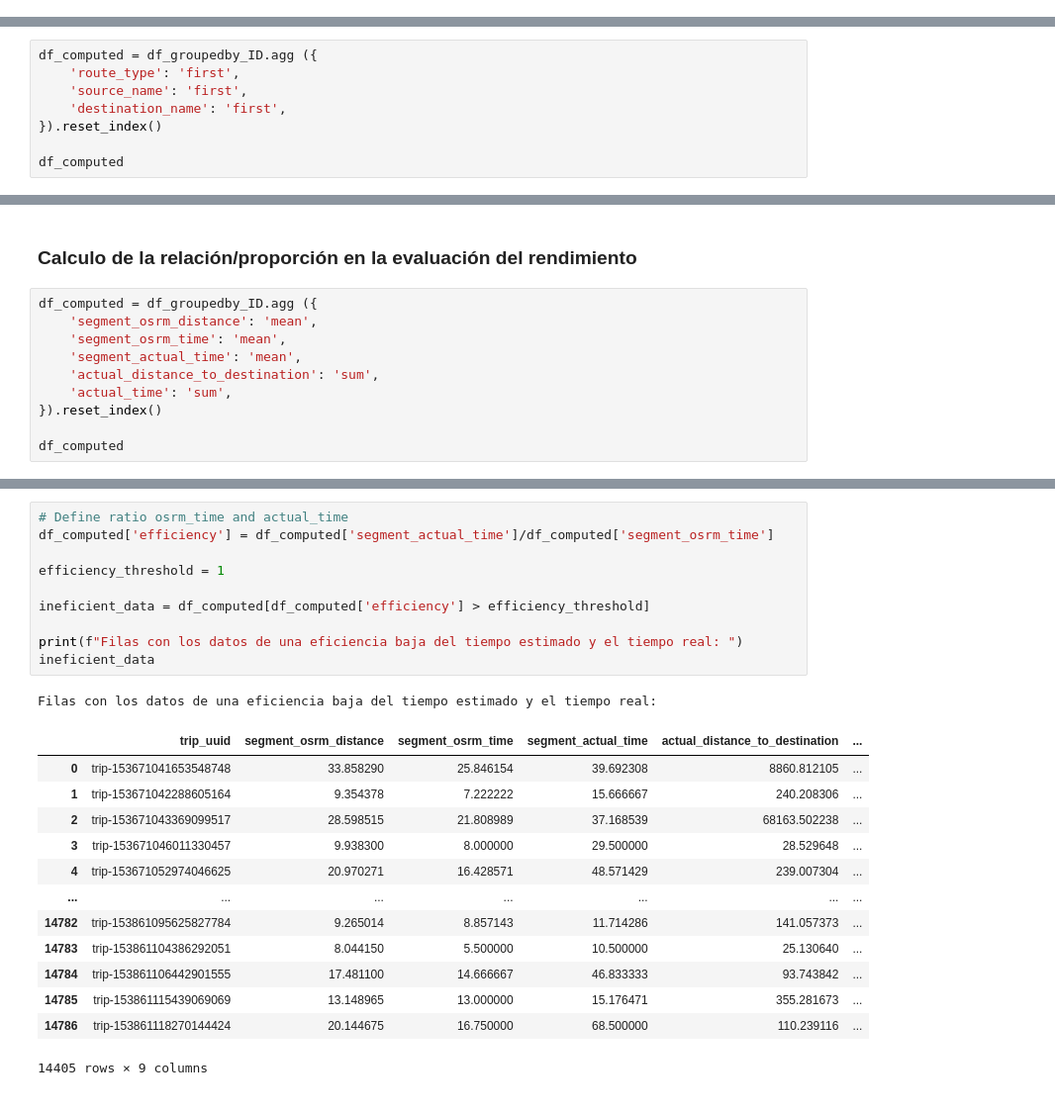
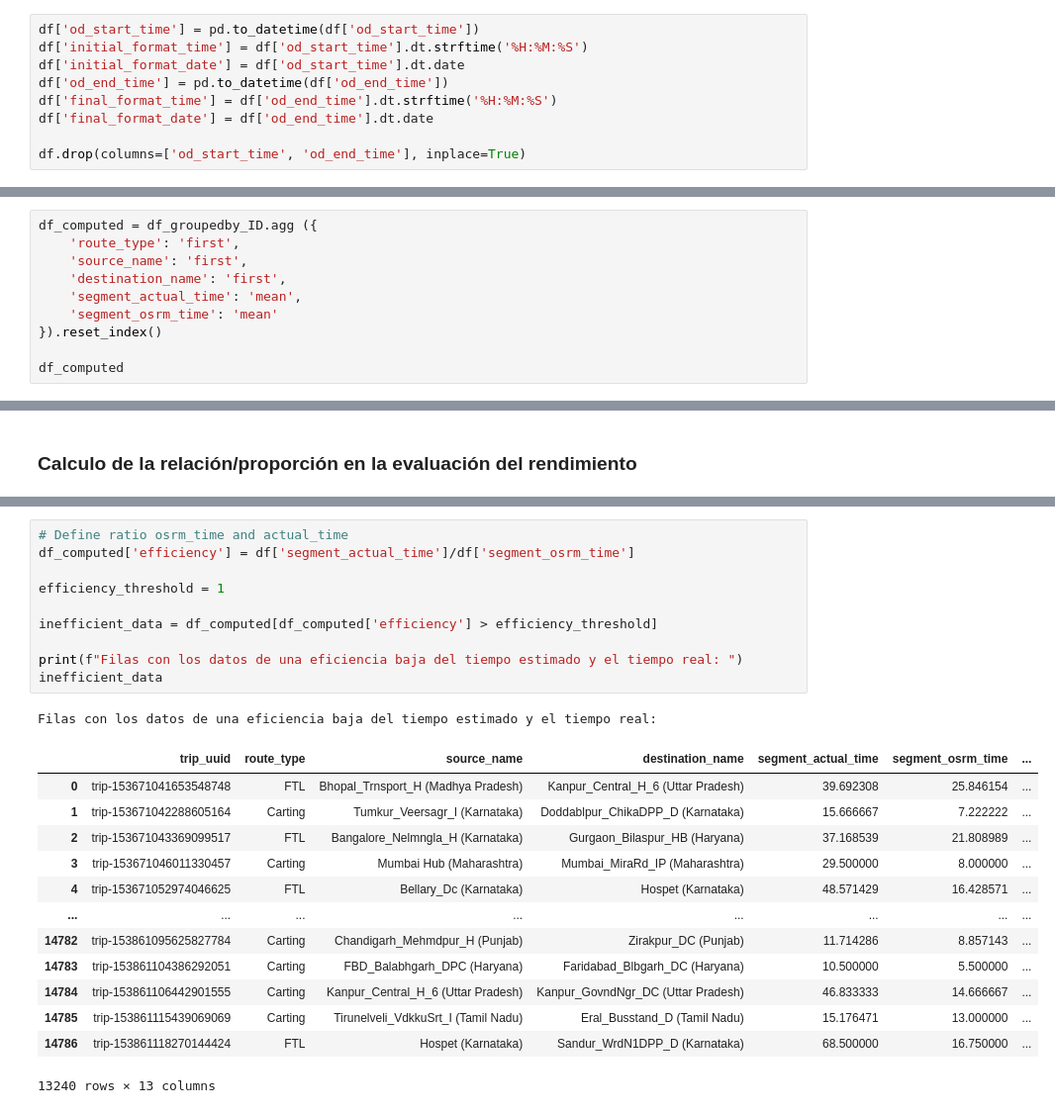
Before and after one commit to luroel/Deep-Dive-Delhivery, a Jupyter notebook: main.ipynb, the cells around one changed output, grey strips where cells are left out. Shown at 99% size. Saved outputs shown, nothing was run; the diff lists cells and outputs as text.

Commit message:
Agregando las columnas segment_actual_time, segment_osrm_time al dataframe df_computed

```diff
--- a/main.ipynb
+++ b/main.ipynb
@@ -234 +239,10 @@ df.head()
+# %%
+df['od_start_time'] = pd.to_datetime(df['od_start_time'])
+df['initial_format_time'] = df['od_start_time'].dt.strftime('%H:%M:%S')
+df['initial_format_date'] = df['od_start_time'].dt.date
+df['od_end_time'] = pd.to_datetime(df['od_end_time'])
+df['final_format_time'] = df['od_end_time'].dt.strftime('%H:%M:%S')
+df['final_format_date'] = df['od_end_time'].dt.date
+
+df.drop(columns=['od_start_time', 'od_end_time'], inplace=True)
 # %% [markdown]
@@ -251,6 +268,8 @@ df_computed = df_groupedby_ID.agg ({
     'route_type': 'first',
     'source_name': 'first',
     'destination_name': 'first',
+    'segment_actual_time': 'mean',
+    'segment_osrm_time': 'mean'
 }).reset_index()
 
 df_computed
@@ -525,13 +567,3 @@ plt.show()
 [figure]
 # %% [markdown]
 ### Calculo de la relación/proporción en la evaluación del rendimiento
-# %%
-df_computed = df_groupedby_ID.agg ({
-    'segment_osrm_distance': 'mean',
-    'segment_osrm_time': 'mean',
-    'segment_actual_time': 'mean',
-    'actual_distance_to_destination': 'sum',
-    'actual_time': 'sum',
-}).reset_index()
-
-df_computed
@@ -552,25 +586,25 @@ df_computed
 # %%
 # Define ratio osrm_time and actual_time
-df_computed['efficiency'] = df_computed['segment_actual_time']/df_computed['segment_osrm_time']
+df_computed['efficiency'] = df['segment_actual_time']/df['segment_osrm_time']
 
 efficiency_threshold = 1
 
-ineficient_data = df_computed[df_computed['efficiency'] > efficiency_threshold]
+inefficient_data = df_computed[df_computed['efficiency'] > efficiency_threshold]
 
 print(f"Filas con los datos de una eficiencia baja del tiempo estimado y el tiempo real: ")
-ineficient_data
+inefficient_data
 # %% [output]
 Filas con los datos de una eficiencia baja del tiempo estimado y el tiempo real:
-|  | trip_uuid | segment_osrm_distance | segment_osrm_time | segment_actual_time | actual_distance_to_destination | ... |
-| 0 | trip-153671041653548748 | 33.858290 | 25.846154 | 39.692308 | 8860.812105 | ... |
-| 1 | trip-153671042288605164 | 9.354378 | 7.222222 | 15.666667 | 240.208306 | ... |
-| 2 | trip-153671043369099517 | 28.598515 | 21.808989 | 37.168539 | 68163.502238 | ... |
-| 3 | trip-153671046011330457 | 9.938300 | 8.000000 | 29.500000 | 28.529648 | ... |
-| 4 | trip-153671052974046625 | 20.970271 | 16.428571 | 48.571429 | 239.007304 | ... |
-| ... | ... | ... | ... | ... | ... | ... |
-| 14782 | trip-153861095625827784 | 9.265014 | 8.857143 | 11.714286 | 141.057373 | ... |
-| 14783 | trip-153861104386292051 | 8.044150 | 5.500000 | 10.500000 | 25.130640 | ... |
-| 14784 | trip-153861106442901555 | 17.481100 | 14.666667 | 46.833333 | 93.743842 | ... |
-| 14785 | trip-153861115439069069 | 13.148965 | 13.000000 | 15.176471 | 355.281673 | ... |
-| 14786 | trip-153861118270144424 | 20.144675 | 16.750000 | 68.500000 | 110.239116 | ... |
+|  | trip_uuid | route_type | source_name | destination_name | segment_actual_time | segment_osrm_time | ... |
+| 0 | trip-153671041653548748 | FTL | Bhopal_Trnsport_H (Madhya Pradesh) | Kanpur_Central_H_6 (Uttar Pradesh) | 39.692308 | 25.846154 | ... |
+| 1 | trip-153671042288605164 | Carting | Tumkur_Veersagr_I (Karnataka) | Doddablpur_ChikaDPP_D (Karnataka) | 15.666667 | 7.222222 | ... |
+| 2 | trip-153671043369099517 | FTL | Bangalore_Nelmngla_H (Karnataka) | Gurgaon_Bilaspur_HB (Haryana) | 37.168539 | 21.808989 | ... |
+| 3 | trip-153671046011330457 | Carting | Mumbai Hub (Maharashtra) | Mumbai_MiraRd_IP (Maharashtra) | 29.500000 | 8.000000 | ... |
+| 4 | trip-153671052974046625 | FTL | Bellary_Dc (Karnataka) | Hospet (Karnataka) | 48.571429 | 16.428571 | ... |
+| ... | ... | ... | ... | ... | ... | ... | ... |
+| 14782 | trip-153861095625827784 | Carting | Chandigarh_Mehmdpur_H (Punjab) | Zirakpur_DC (Punjab) | 11.714286 | 8.857143 | ... |
+| 14783 | trip-153861104386292051 | Carting | FBD_Balabhgarh_DPC (Haryana) | Faridabad_Blbgarh_DC (Haryana) | 10.500000 | 5.500000 | ... |
+| 14784 | trip-153861106442901555 | Carting | Kanpur_Central_H_6 (Uttar Pradesh) | Kanpur_GovndNgr_DC (Uttar Pradesh) | 46.833333 | 14.666667 | ... |
+| 14785 | trip-153861115439069069 | Carting | Tirunelveli_VdkkuSrt_I (Tamil Nadu) | Eral_Busstand_D (Tamil Nadu) | 15.176471 | 13.000000 | ... |
+| 14786 | trip-153861118270144424 | FTL | Hospet (Karnataka) | Sandur_WrdN1DPP_D (Karnataka) | 68.500000 | 16.750000 | ... |
-14405 rows × 9 columns
+13240 rows × 13 columns
```
Also changed, not shown: parts of 22 cells of this notebook.
